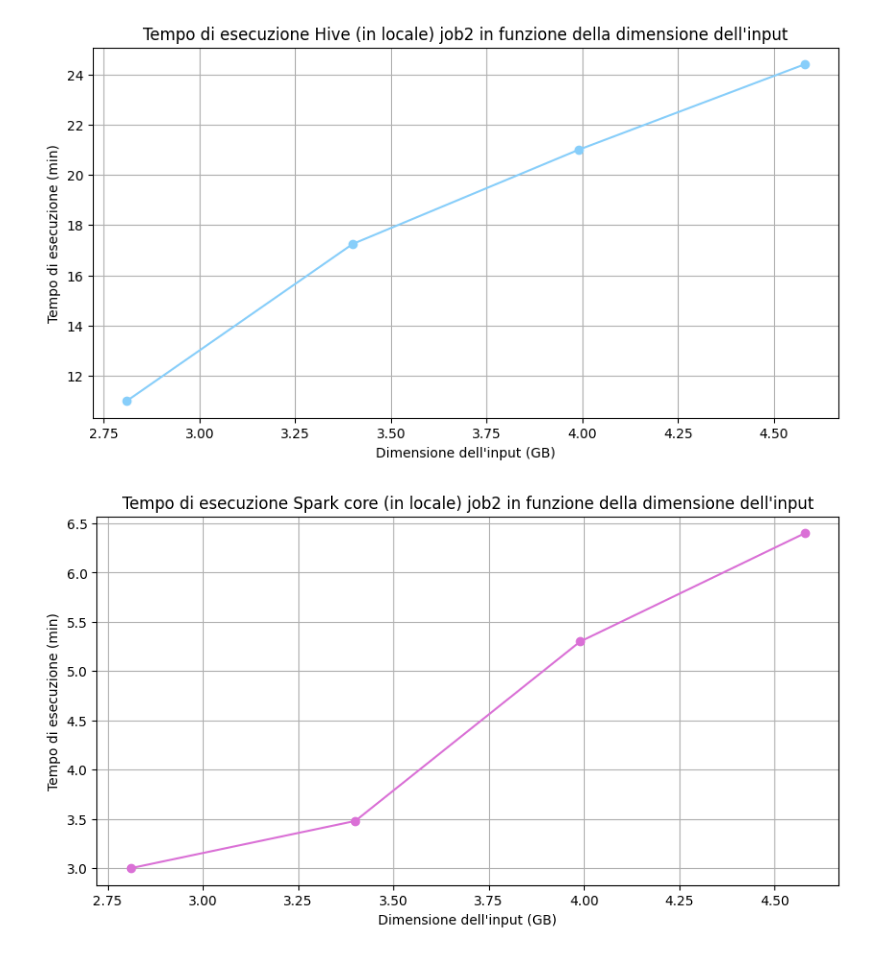
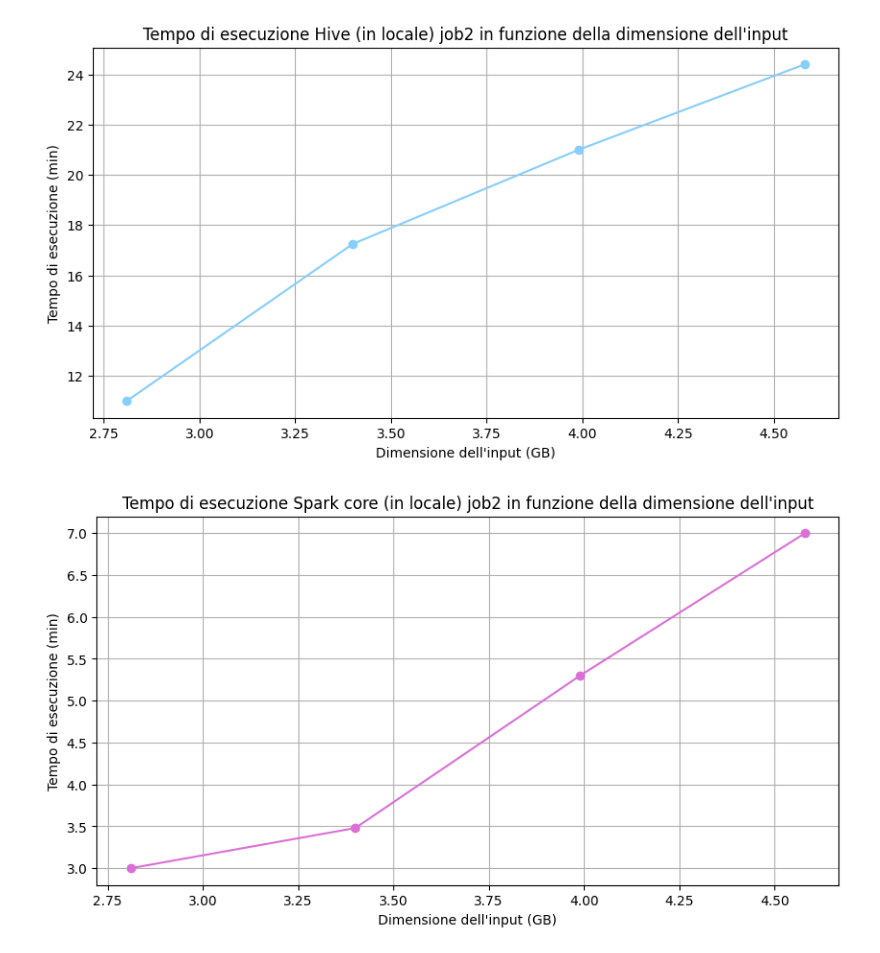
Before and after one commit to elisacatena/BigDataApplications, a Jupyter notebook: execution_times_job2.ipynb, the cells around one changed output. Drawn from its saved outputs; the diff is of its cells as text; code cells hidden in the pictures.

```diff
--- a/execution_times_job2.ipynb
+++ b/execution_times_job2.ipynb
@@ -46,21 +46,21 @@ plt.show()
 # %%
 job_data = [
     {"input_size": 2.81, "execution_time": 3},
     {"input_size": 3.40, "execution_time": 3.48},
     {"input_size": 3.99, "execution_time": 5.30},
-    {"input_size": 4.58, "execution_time": 6.40},
+    {"input_size": 4.58, "execution_time": 7},
 ]
 
 # Creare un DataFrame
 df = pd.DataFrame(job_data)
 
 # Creare il grafico
 plt.figure(figsize=(10, 5))
 plt.plot(df['input_size'], df['execution_time'], marker='o', linestyle='-', color='orchid')
 plt.xlabel('Dimensione dell\'input (GB)')
 plt.ylabel('Tempo di esecuzione (min)')
 plt.title('Tempo di esecuzione Spark core (in locale) job2 in funzione della dimensione dell\'input')
 plt.grid(True)
 plt.show()
 # %% [output]
-[figure, old version]
+[figure, new version]
```
